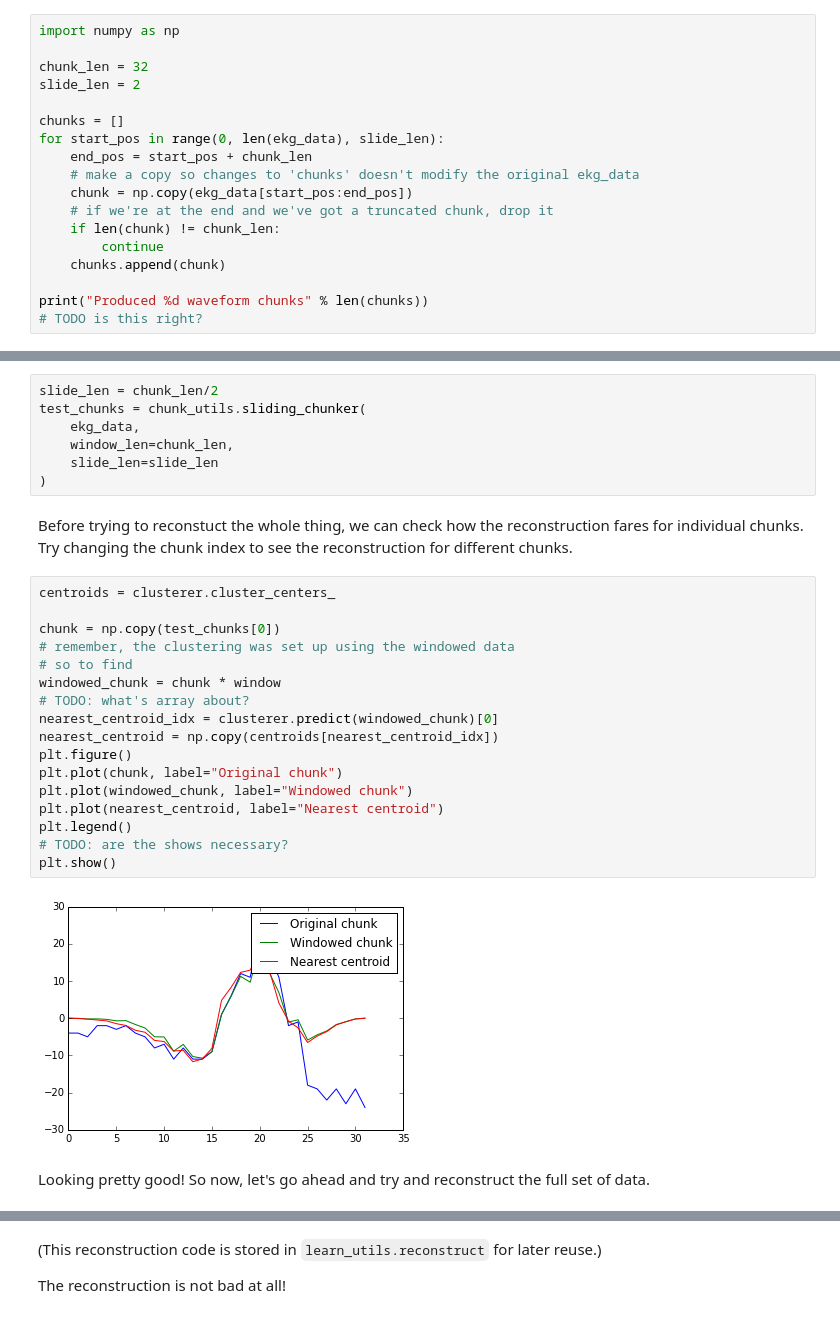
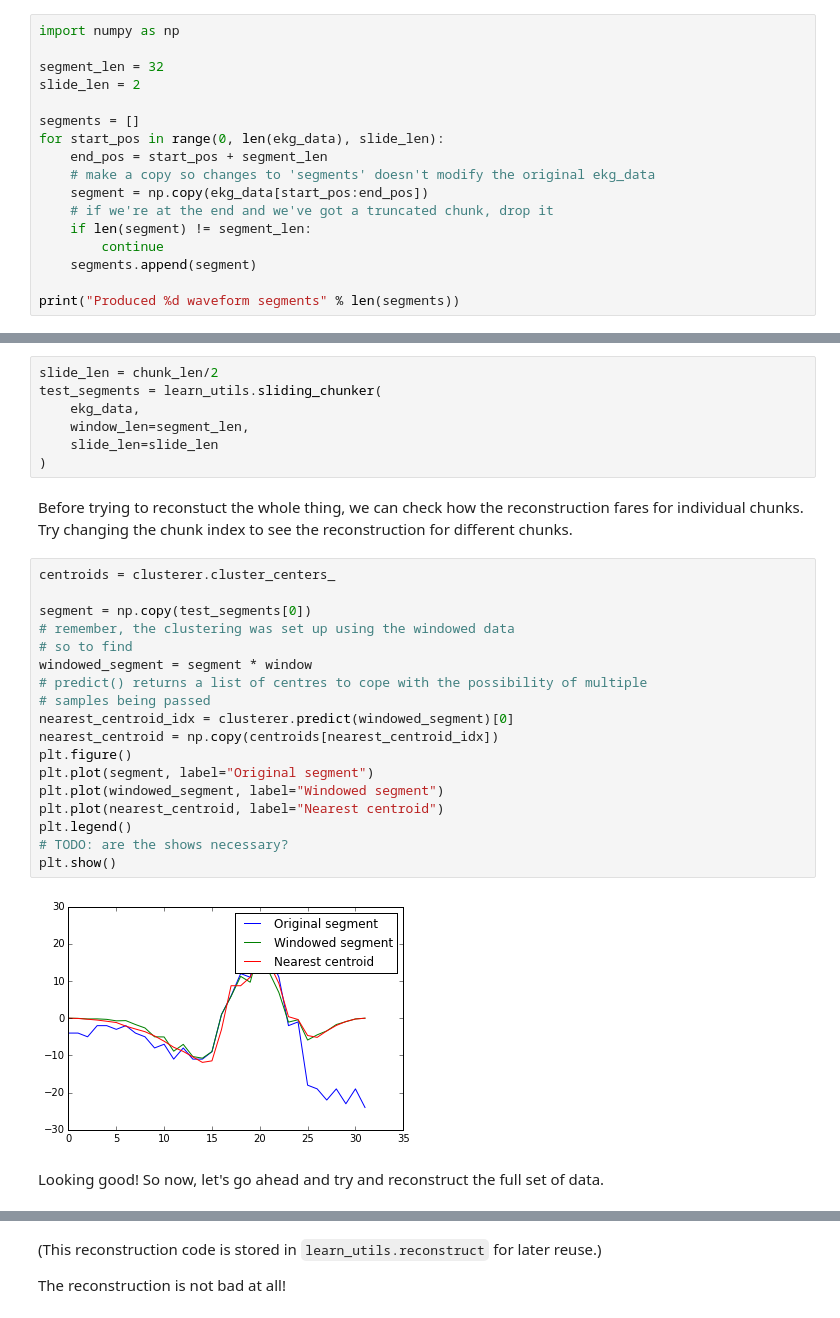
Before and after one commit to mrahtz/sanger-machine-learning-workshop, a Jupyter notebook: Unsupervised Learning.ipynb, the cells around one changed output, grey strips where cells are left out. Saved outputs shown, nothing was run; the diff lists cells and outputs as text.

```diff
--- a/Unsupervised Learning.ipynb
+++ b/Unsupervised Learning.ipynb
@@ -146,19 +148,18 @@ The first step in our process is to split the waveform into overlapping segments
 # %%
 import numpy as np
 
-chunk_len = 32
+segment_len = 32
 slide_len = 2
 
-chunks = []
+segments = []
 for start_pos in range(0, len(ekg_data), slide_len):
-    end_pos = start_pos + chunk_len
-    # make a copy so changes to 'chunks' doesn't modify the original ekg_data
-    chunk = np.copy(ekg_data[start_pos:end_pos])
+    end_pos = start_pos + segment_len
+    # make a copy so changes to 'segments' doesn't modify the original ekg_data
+    segment = np.copy(ekg_data[start_pos:end_pos])
     # if we're at the end and we've got a truncated chunk, drop it
-    if len(chunk) != chunk_len:
+    if len(segment) != segment_len:
         continue
-    chunks.append(chunk)
+    segments.append(segment)
 
-print("Produced %d waveform chunks" % len(chunks))
-# TODO is this right?
+print("Produced %d waveform segments" % len(segments))
 # %% [output]
@@ -234,9 +235,9 @@ This time, we only need enough overlap between segments to allow us to stitch th
 First, let's see how well we do at reconstruction the original waveform. We first form segments:
 # %%
 slide_len = chunk_len/2
-test_chunks = chunk_utils.sliding_chunker(
+test_segments = learn_utils.sliding_chunker(
     ekg_data,
-    window_len=chunk_len,
+    window_len=segment_len,
     slide_len=slide_len
 )
 # %% [markdown]
@@ -244,24 +245,25 @@ Before trying to reconstuct the whole thing, we can check how the reconstruction
 # %%
 centroids = clusterer.cluster_centers_
 
-chunk = np.copy(test_chunks[0])
+segment = np.copy(test_segments[0])
 # remember, the clustering was set up using the windowed data
 # so to find
-windowed_chunk = chunk * window
-# TODO: what's array about?
-nearest_centroid_idx = clusterer.predict(windowed_chunk)[0]
+windowed_segment = segment * window
+# predict() returns a list of centres to cope with the possibility of multiple
+# samples being passed
+nearest_centroid_idx = clusterer.predict(windowed_segment)[0]
 nearest_centroid = np.copy(centroids[nearest_centroid_idx])
 plt.figure()
-plt.plot(chunk, label="Original chunk")
-plt.plot(windowed_chunk, label="Windowed chunk")
+plt.plot(segment, label="Original segment")
+plt.plot(windowed_segment, label="Windowed segment")
 plt.plot(nearest_centroid, label="Nearest centroid")
 plt.legend()
 # TODO: are the shows necessary?
 plt.show()
 # %% [output]
-[figure, old version]
+[figure, new version]
 # %% [markdown]
-Looking pretty good! So now, let's go ahead and try and reconstruct the full set of data.
+Looking good! So now, let's go ahead and try and reconstruct the full set of data.
 # %%
 reconstruction = np.zeros(len(ekg_data))
 slide_len = chunk_len/2
```
Also changed, not shown: parts of 12 cells of this notebook, 3 other files.
